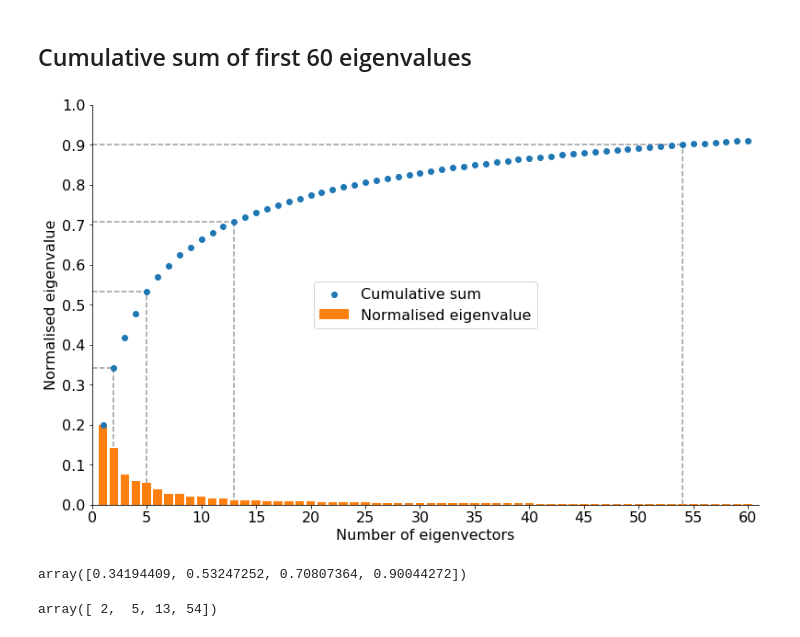
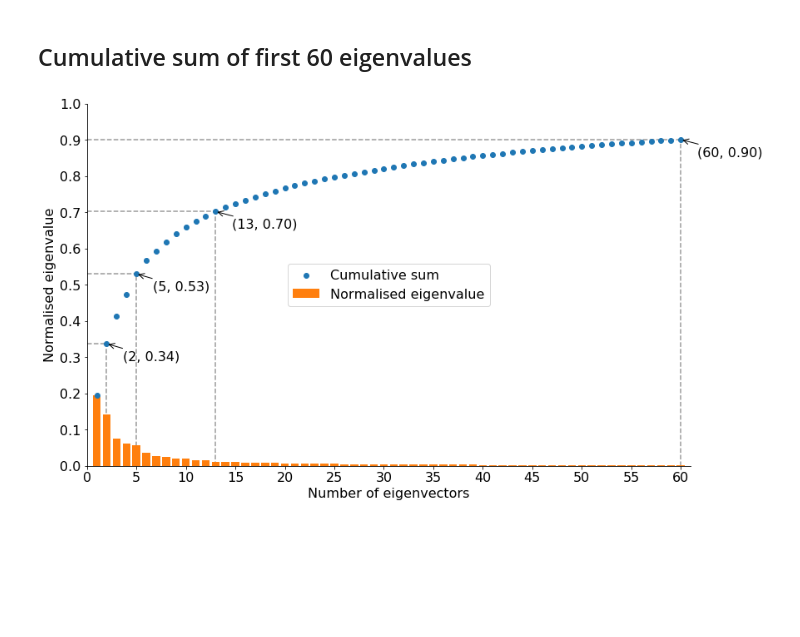
Before and after one commit to sheikhomar/popan, a Jupyter notebook: notebooks/dataset-orl-pca.ipynb, the cells around one changed output. Drawn from its saved outputs; the diff is of its cells as text; code cells hidden in the pictures; blank space fills up the shorter version.

```diff
--- a/notebooks/dataset-orl-pca.ipynb
+++ b/notebooks/dataset-orl-pca.ipynb
@@ -52,50 +54,7 @@ fig.savefig('orl_2d_plot.pdf', bbox_inches='tight')
 # %% [markdown]
 ## Cumulative sum of first 60 eigenvalues
-# %%
-import matplotlib.ticker as ticker
-
-plt.rcParams.update({'font.size': 16})
-
-d = 60
-pca = PCA(n_components=d)
-pca.fit(X_train)
-
-
-x_coords = np.arange(1, d+1)
-y_coords = pca.explained_variance_ratio_.cumsum()
-
-fig, ax = plt.subplots(figsize=(13, 8))
-ax.scatter(x_coords, y_coords, zorder=100, label='Cumulative sum')
-ax.bar(x_coords, pca.explained_variance_ratio_, label='Normalised eigenvalue')
-
-idx_50_pct = np.where(y_coords > 0.5)[0][0]
-idx_70_pct = np.where(y_coords > 0.7)[0][0]
-idx_90_pct = np.where(y_coords > 0.9)[0][0]
-
-x_highlight = x_coords[[1,idx_50_pct, idx_70_pct, idx_90_pct]]
-y_highlight = y_coords[[1,idx_50_pct, idx_70_pct, idx_90_pct]]
-
-ax.vlines(x_highlight, 0, y_highlight, linestyles='dashed', color='#999999', zorder=1)
-ax.hlines(y_highlight, 0, x_highlight, linestyle='dashed', color='#999999', zorder=2)
-
-ax.legend(loc='center')
-
-ax.xaxis.set_major_locator(ticker.MultipleLocator(5))
-ax.yaxis.set_major_locator(ticker.MultipleLocator(0.1))
-ax.set_xlabel('Number of eigenvectors')
-ax.set_ylabel('Normalised eigenvalue')
-ax.set_xlim(0, 61)
-ax.set_ylim(0, 1)
-ax.spines['right'].set_visible(False)
-ax.spines['top'].set_visible(False)
-fig.savefig('orl_cumsum_60_eigvals.pdf', bbox_inches='tight');
-# %% [output]
-[figure, removed]
-# %%
-y_highlight
-# %% [output]
-array([0.34194409, 0.53247252, 0.70807364, 0.90044272])
-# %%
-x_highlight
-# %% [output]
-array([ 2,  5, 13, 54])
+# %%
+#visualise.pca_variance(X, max_d=60, figure_file_name='orl_cumsum_60_eigvals.pdf')
+visualise.pca_variance(X, max_d=60)
+# %% [output]
+[figure, added]
```
Also changed, not shown: parts of 6 cells of this notebook, 5 other files.
